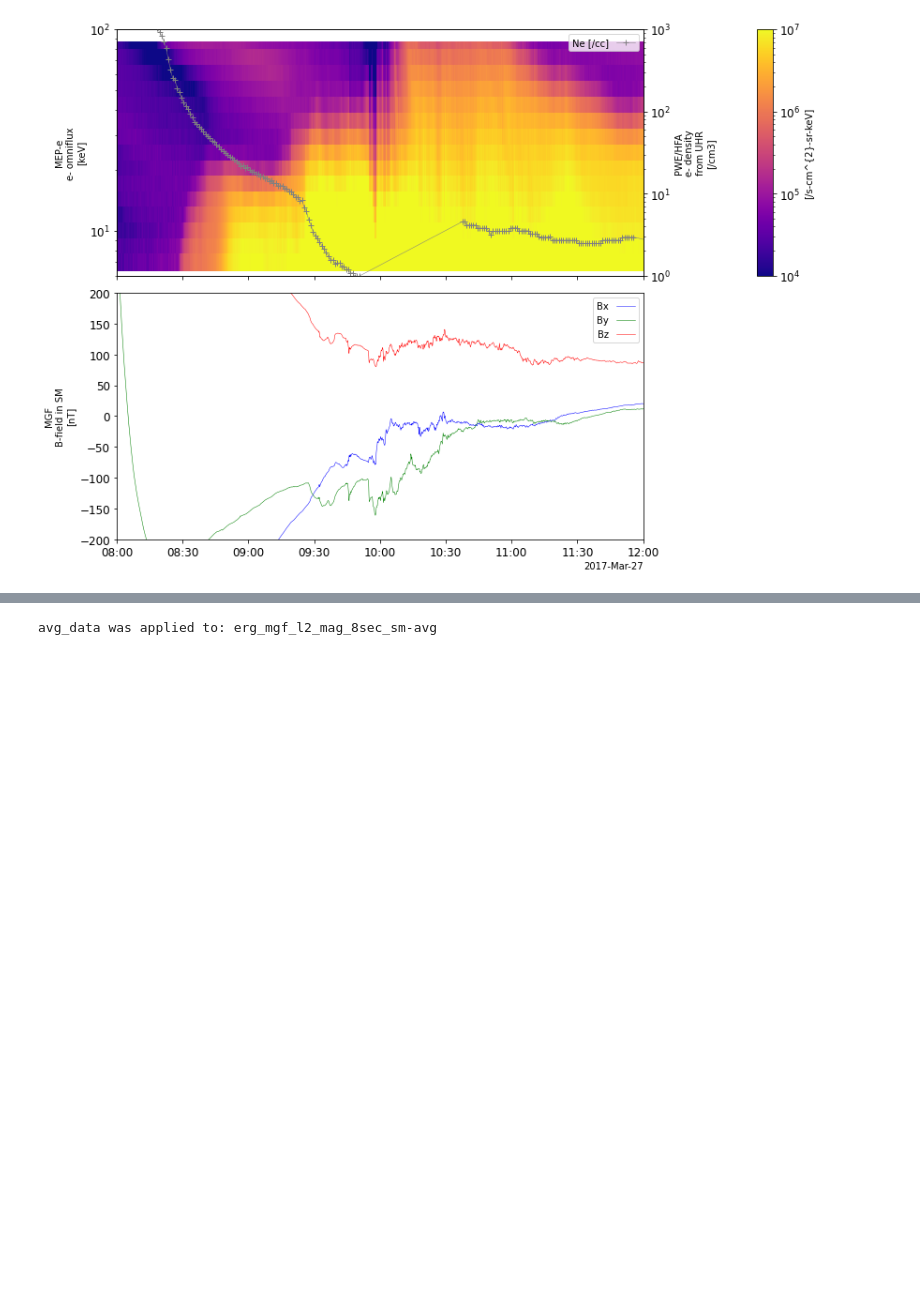
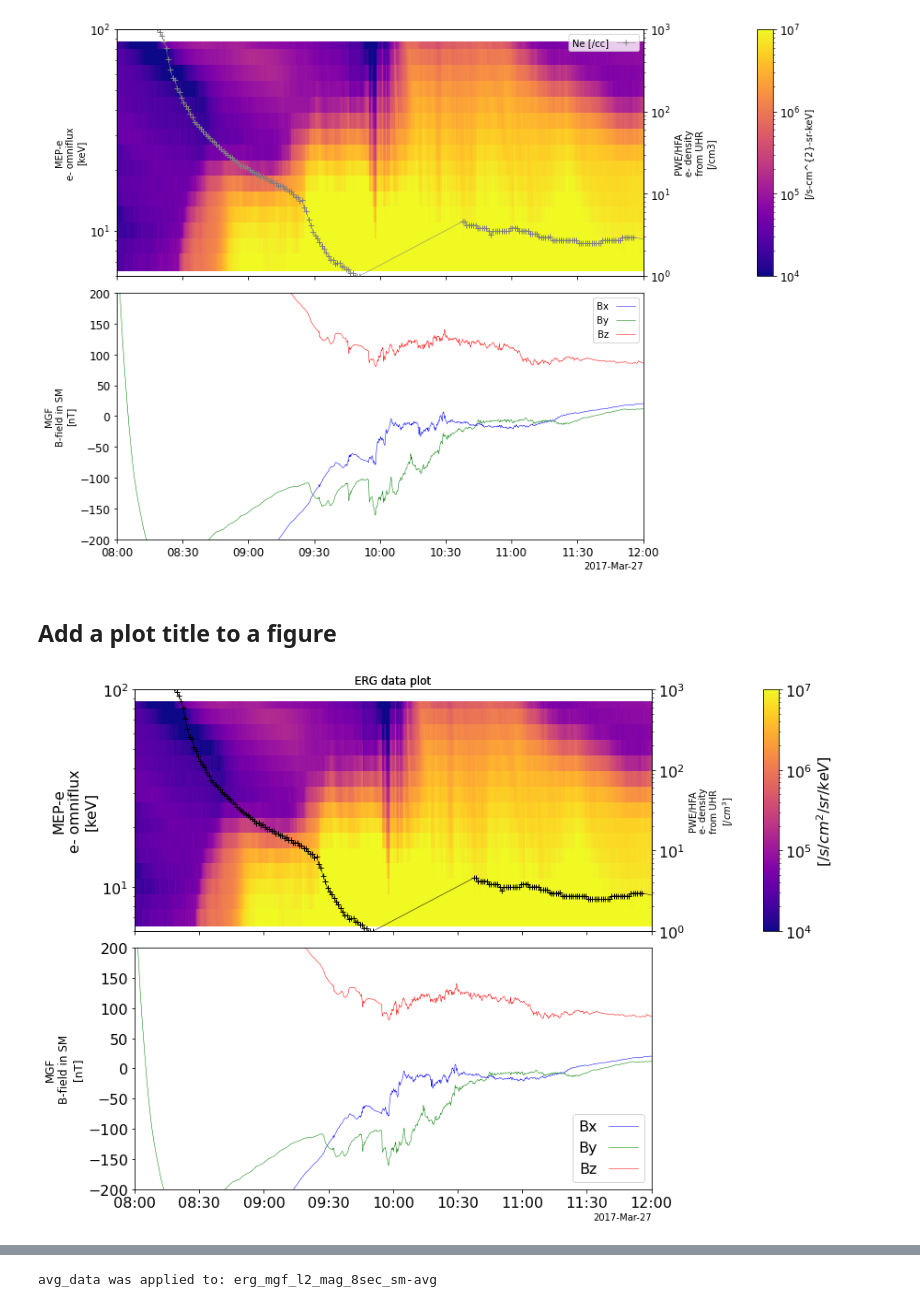
Before and after one commit to ergsc-devel/arase_example, a Jupyter notebook: basic/PyTplot_examples_with_Arase_data.ipynb, the cells around one changed output, grey strips where cells are left out. Cells and saved outputs as stored; diff of their text form; code cells hidden in the pictures; blank space fills up the shorter version.

```diff
--- a/basic/PyTplot_examples_with_Arase_data.ipynb
+++ b/basic/PyTplot_examples_with_Arase_data.ipynb
@@ -210,3 +164,10 @@ options('erg_pwe_hfa_l3_1min_ne_mgf','color', 'grey')
 tplot(['mepe_hfa_combined','erg_mgf_l2_mag_8sec_sm'], xsize=12)
 # %% [output]
 [figure]
+# %% [markdown]
+## Add a plot title to a figure
+# %%
+pytplot.tplot_options('title', 'ERG data plot')
+tplot(['mepe_hfa_combined','erg_mgf_l2_mag_8sec_sm'], xsize=12)
+# %% [output]
+[figure, added]
```
Also changed, not shown: parts of 42 cells of this notebook.
